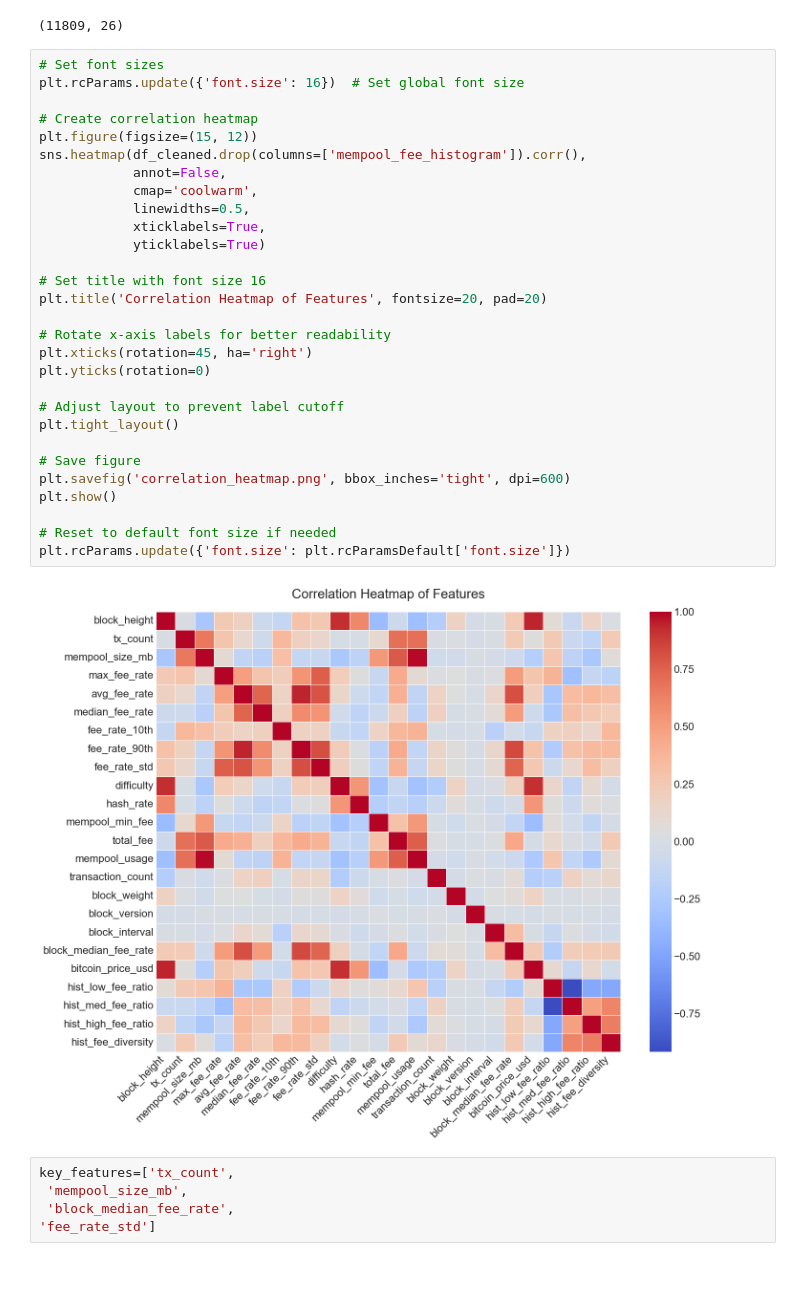
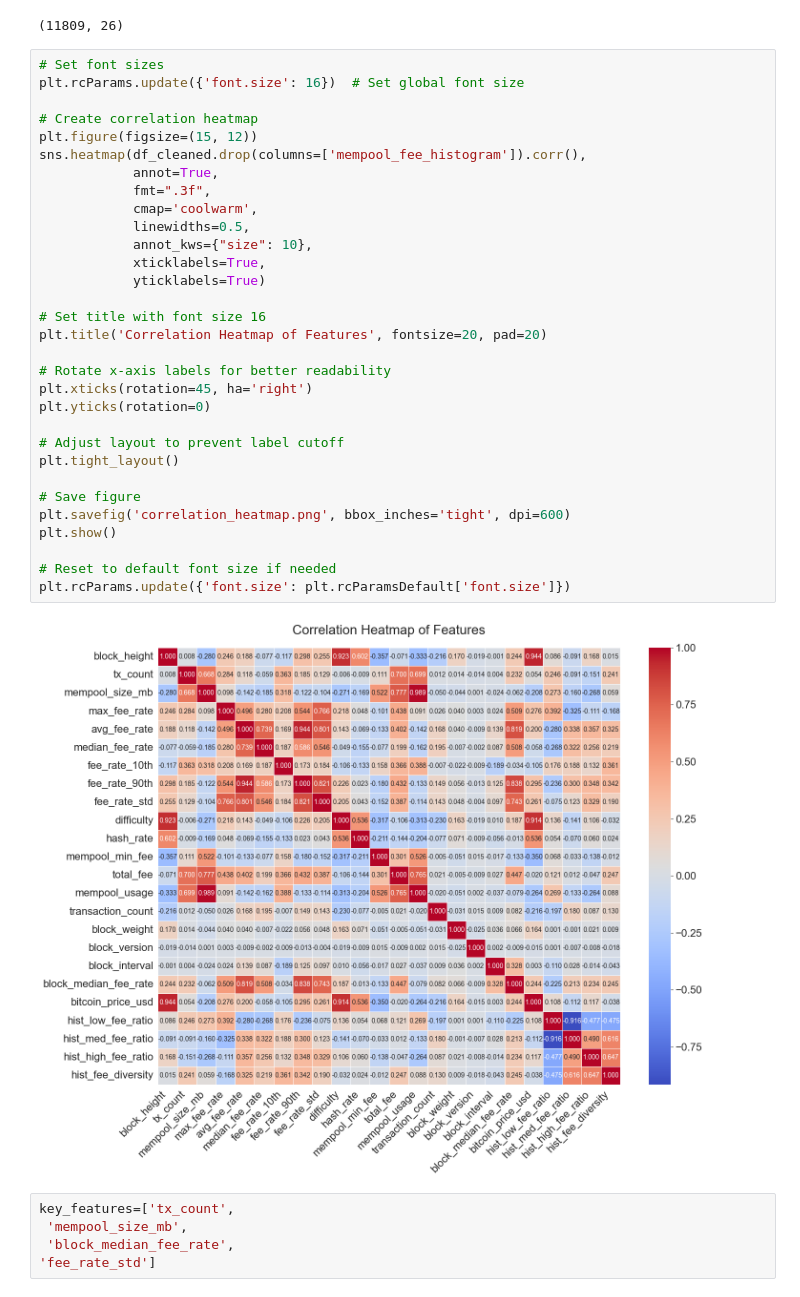
Before and after one commit to majiangqin/bitcoin, a Jupyter notebook: Data/Data_larger dataset/EDA_real_time_larger.ipynb, the cells around one changed output. Cells and saved outputs as stored; diff of their text form.

```diff
--- a/Data/Data_larger dataset/EDA_real_time_larger.ipynb
+++ b/Data/Data_larger dataset/EDA_real_time_larger.ipynb
@@ -422,34 +422,36 @@ pd.read_csv('real_time_cleaned.csv').shape
 # %%
 # Set font sizes
 plt.rcParams.update({'font.size': 16})  # Set global font size
 
 # Create correlation heatmap
 plt.figure(figsize=(15, 12))
 sns.heatmap(df_cleaned.drop(columns=['mempool_fee_histogram']).corr(),
-            annot=False,
+            annot=True,
+            fmt=".3f",
             cmap='coolwarm',
             linewidths=0.5,
+            annot_kws={"size": 10},
             xticklabels=True,
             yticklabels=True)
 
 # Set title with font size 16
 plt.title('Correlation Heatmap of Features', fontsize=20, pad=20)
 
 # Rotate x-axis labels for better readability
 plt.xticks(rotation=45, ha='right')
 plt.yticks(rotation=0)
 
 # Adjust layout to prevent label cutoff
 plt.tight_layout()
 
 # Save figure
 plt.savefig('correlation_heatmap.png', bbox_inches='tight', dpi=600)
 plt.show()
 
 # Reset to default font size if needed
 plt.rcParams.update({'font.size': plt.rcParamsDefault['font.size']})
 # %% [output]
-[figure, old version]
+[figure, new version]
 # %%
 key_features=['tx_count',
  'mempool_size_mb',
```
Also changed, not shown: parts of 7 cells of this notebook, 21 other files.
